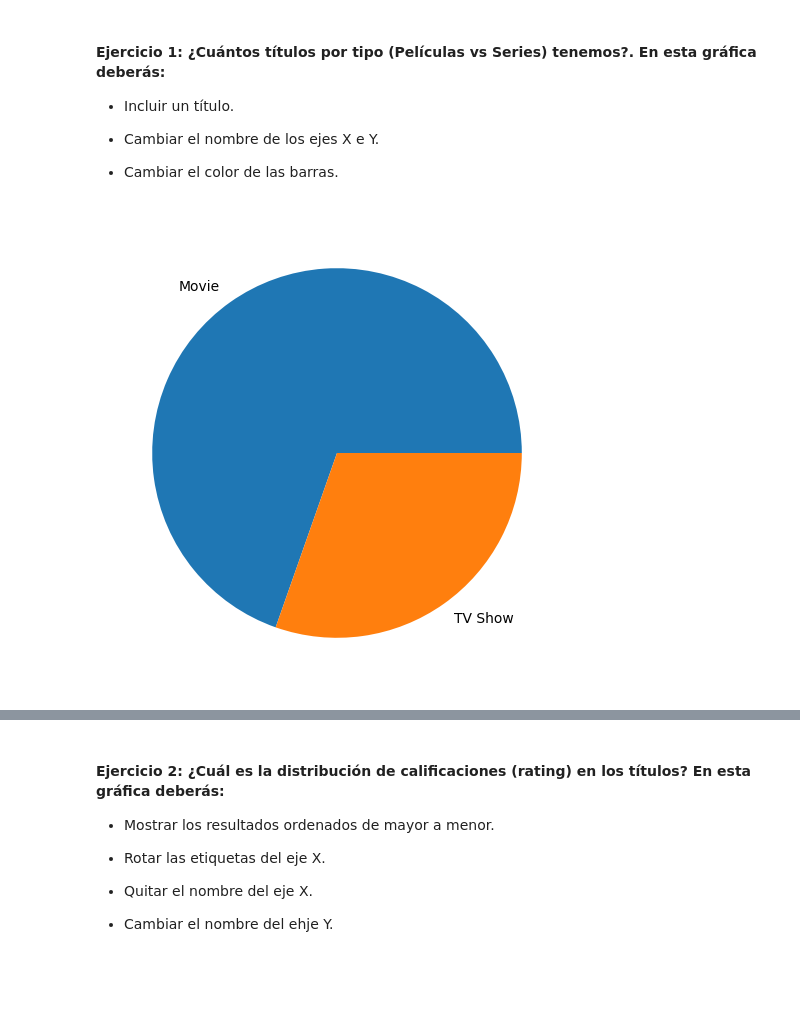
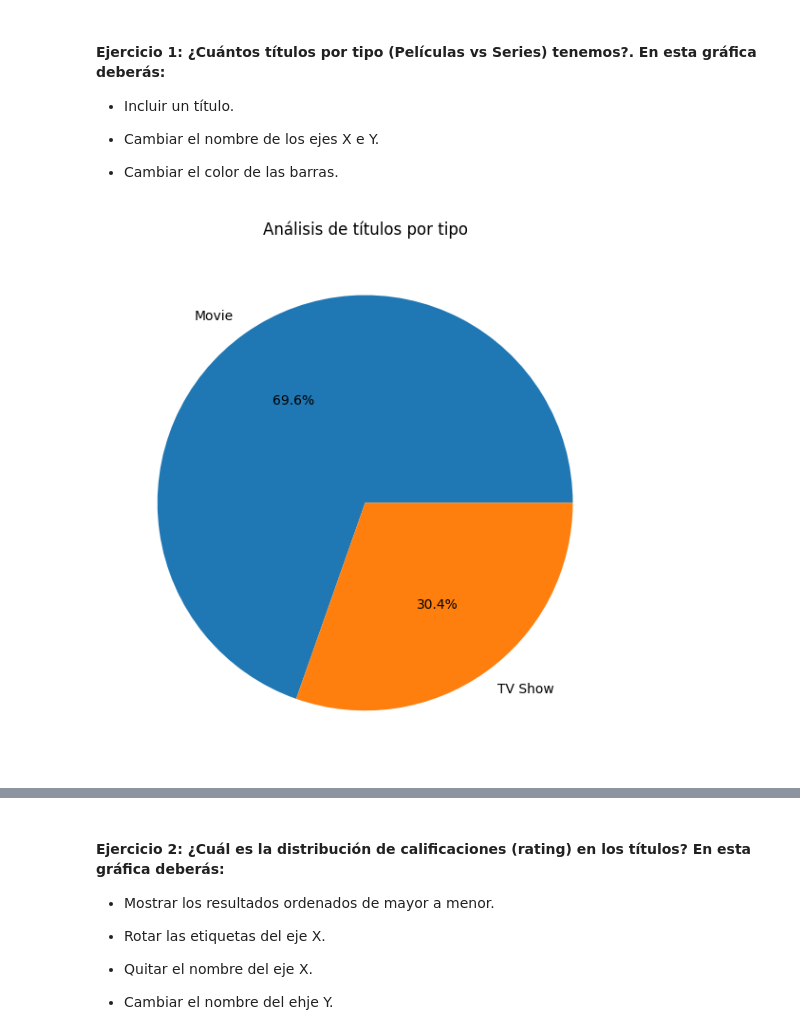
Before and after one commit to apelsito/laboratorio-modulo2-leccion04-visualizacion, a Jupyter notebook: laboratorio-modulo2-leccion04-visualizacion.ipynb, the cells around one changed output, grey strips where cells are left out. Saved outputs shown, nothing was run; the diff lists cells and outputs as text; code cells hidden in the pictures; blank space fills up the shorter version.

```diff
--- a/laboratorio-modulo2-leccion04-visualizacion.ipynb
+++ b/laboratorio-modulo2-leccion04-visualizacion.ipynb
@@ -42,9 +42,9 @@ df.head(1)
 # %%
 tipos = df["type"].value_counts()
 data = [tipos[0],tipos[1]]
 plt.figure(figsize=(8,6))
-plt.pie(data,labels = tipos.index);
-plt.title("Anál")
+plt.pie(data,labels = tipos.index,autopct='%1.1f%%');
+plt.title("Análisis de títulos por tipo")
 plt.tight_layout()
 # %% [output]
-[figure, old version]
+[figure, new version]
```
Also changed, not shown: parts of 5 cells of this notebook.
